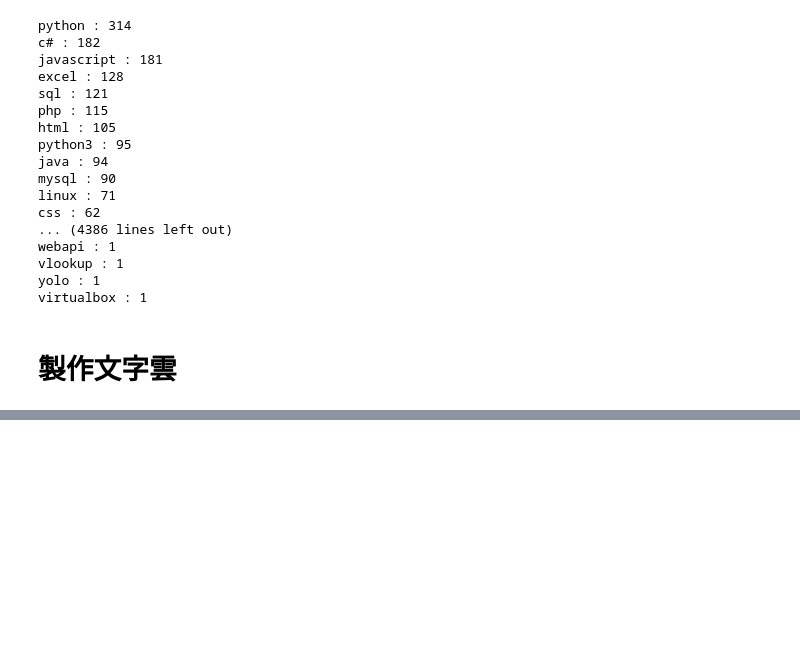
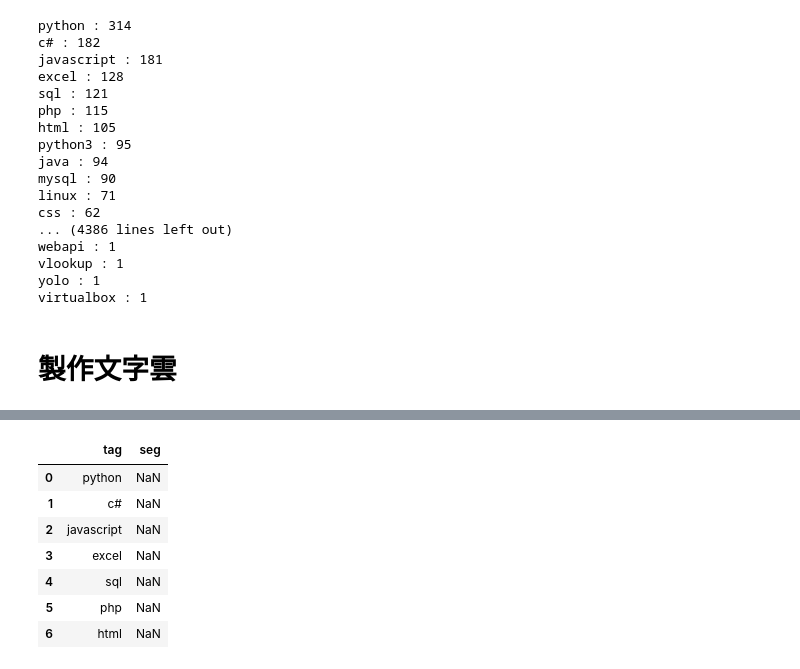
Before and after one commit to minhao920201/PL, a Jupyter notebook: HW5/analysis.ipynb, the cells around one changed output, grey strips where cells are left out. Drawn from its saved outputs; the diff is of its cells as text; code cells hidden in the pictures; blank space fills up the shorter version.

```diff
--- a/HW5/analysis.ipynb
+++ b/HW5/analysis.ipynb
@@ -139,8 +178,10 @@ for i in range(length):
         if li_value[i] == dic[j]:
             li_key_sorted.append(j)
 
+dic_sort = {}
 #利用迴圈印出排序後的結果
 for i in range(length):
+    dic_sort[li_key_sorted[i]] = li_value[i]
     print(li_key_sorted[i],":",li_value[i])
 # %% [output]
 python : 314
@@ -183,0 +225,7 @@ plt.show()
+# %%
+more_than_100 = {}
+for key in dic_sort:
+    if dic_sort[key]>100:
+        more_than_100[key] = dic_sort[key]
+        count += 1
+more_than_100
@@ -183,0 +240,16 @@ plt.show()
+# %%
+res = pd.DataFrame(columns = ['tag','seg'],index = range(count))
+cnt = 0
+for tag in more_than_100:
+    res['tag'][cnt] = tag
+    cnt += 1
+res
+# %% [output]
+|  | tag | seg |
+| 0 | python | NaN |
+| 1 | c# | NaN |
+| 2 | javascript | NaN |
+| 3 | excel | NaN |
+| 4 | sql | NaN |
+| 5 | php | NaN |
+| 6 | html | NaN |
```
Also changed, not shown: parts of 8 cells of this notebook.
